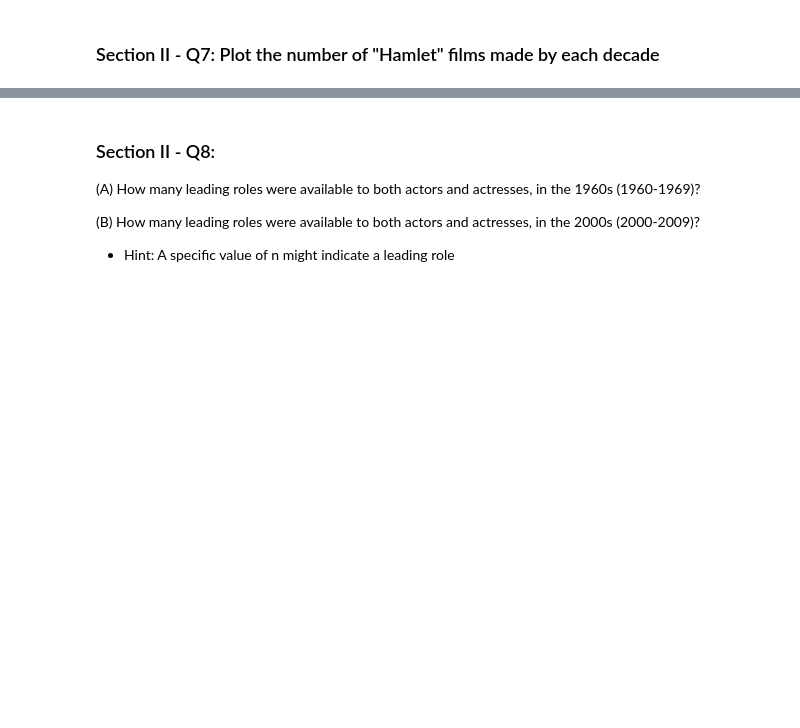
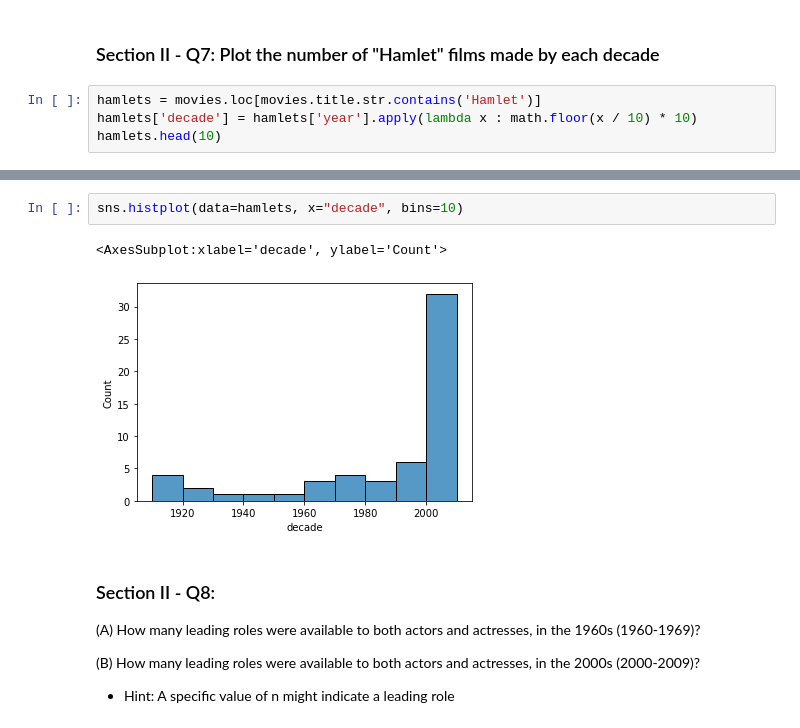
Before and after one commit to fshih1997/mec-mini-projects, a Jupyter notebook: mec-5.3.10-data-wranging-with-pandas-mini-project/Mini_Project_Data_Wrangling_Pandas.ipynb, the cells around one changed output, grey strips where cells are left out. Cells and saved outputs as stored; diff of their text form; blank space fills up the shorter version.

```diff
--- a/mec-5.3.10-data-wranging-with-pandas-mini-project/Mini_Project_Data_Wrangling_Pandas.ipynb
+++ b/mec-5.3.10-data-wranging-with-pandas-mini-project/Mini_Project_Data_Wrangling_Pandas.ipynb
@@ -581,2 +603,6 @@ dtype: bool
 # %% [markdown]
 ### Section II - Q7: Plot the number of "Hamlet" films made by each decade
+# %%
+hamlets = movies.loc[movies.title.str.contains('Hamlet')]
+hamlets['decade'] = hamlets['year'].apply(lambda x : math.floor(x / 10) * 10)
+hamlets.head(10)
@@ -583,3 +626,8 @@ dtype: bool
+# %%
+sns.histplot(data=hamlets, x="decade", bins=10)
+# %% [output]
+<AxesSubplot:xlabel='decade', ylabel='Count'>
+[figure, added]
 # %% [markdown]
 ### Section II - Q8:
 
```
Also changed, not shown: parts of 23 cells of this notebook.
